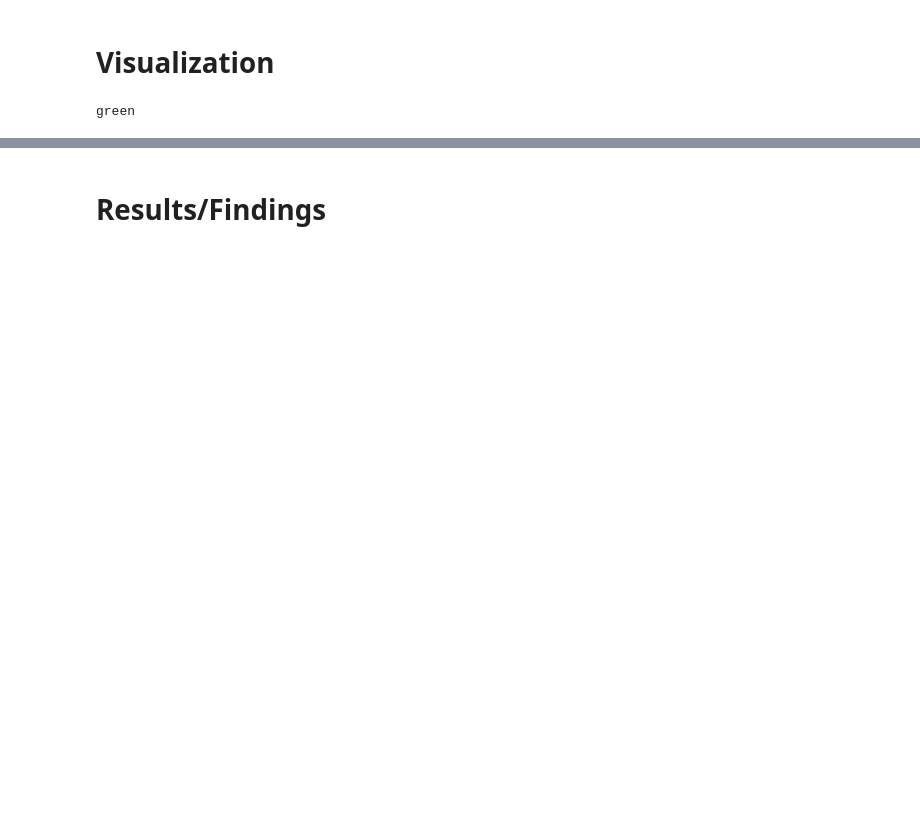
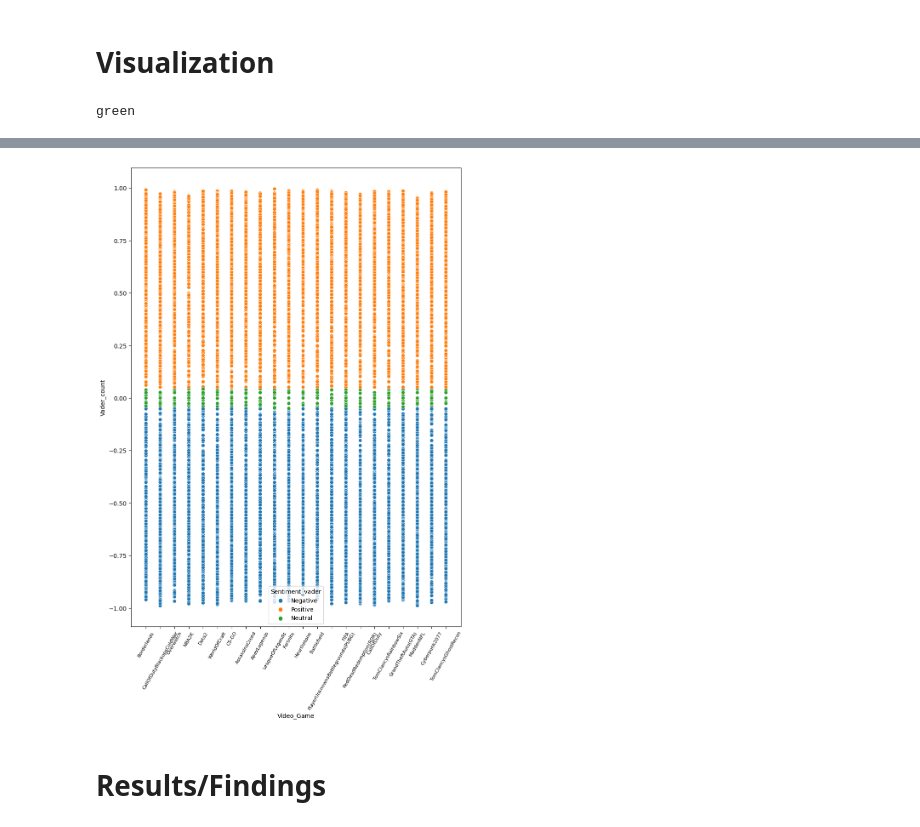
Before and after one commit to ReproTeach/final-project-givkj-squad, a Jupyter notebook: final_project.ipynb, the cells around one changed output, grey strips where cells are left out. Cells and saved outputs as stored; diff of their text form; code cells hidden in the pictures; blank space fills up the shorter version.

```diff
--- a/final_project.ipynb
+++ b/final_project.ipynb
@@ -254,2 +251,10 @@ plt.show()
+# %%
+plt.figure(figsize=(10,14))
+sns.scatterplot(data=sentiment_data, x="Video_Game", y="Vader_count", hue="Sentiment_vader")
+plt.xticks(rotation=60)
+plt.xticks(fontsize=8)
+plt.show()
+# %% [output]
+[figure, added]
 # %% [markdown]
 # Results/Findings
```
Also changed, not shown: parts of 33 cells of this notebook.
